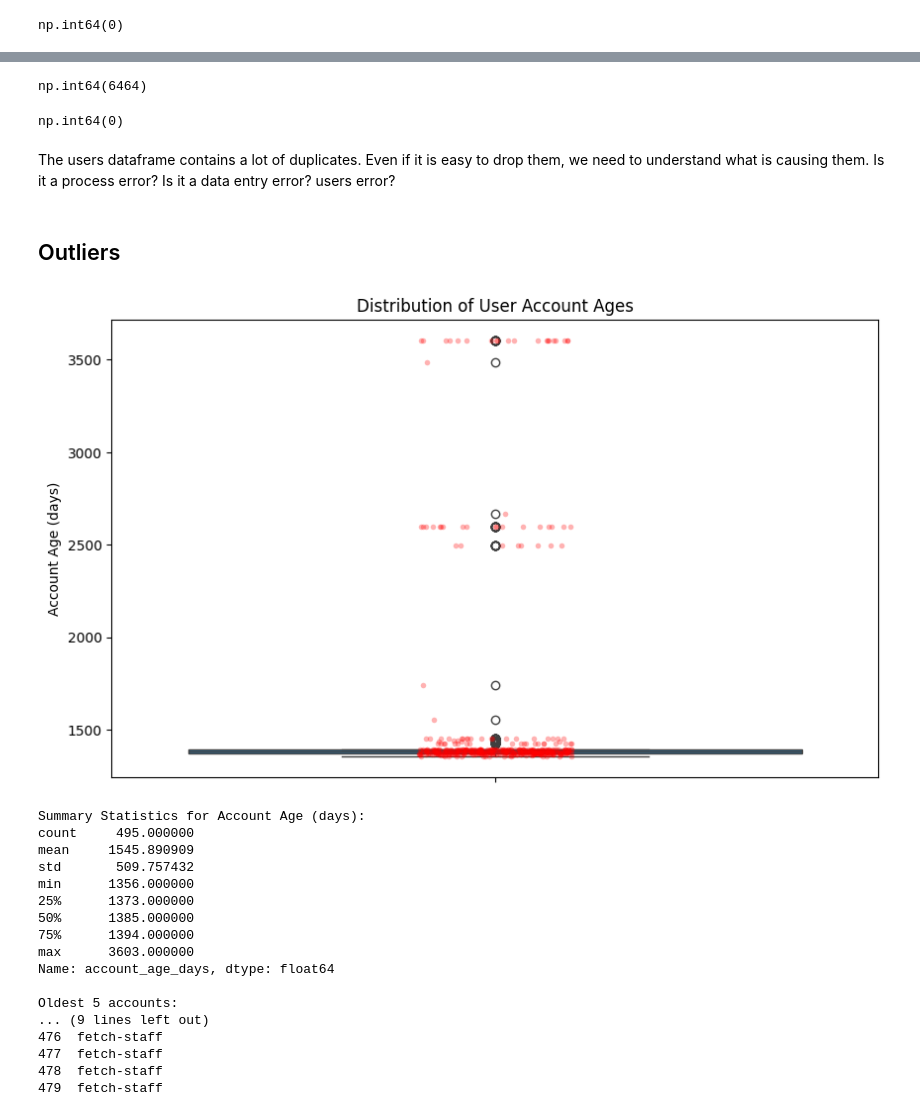
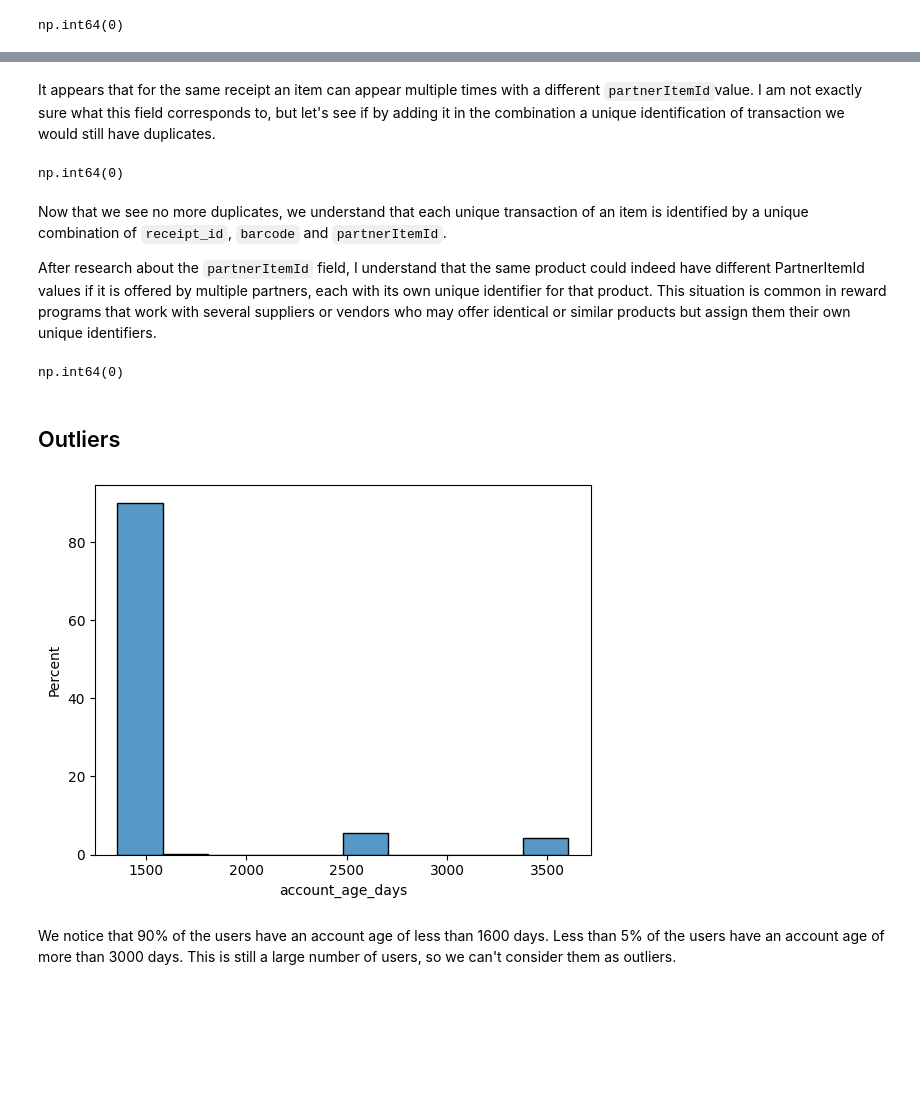
Before and after one commit to jpronier/fetch-assignment, a Jupyter notebook: notebooks/quality.ipynb, the cells around one changed output, grey strips where cells are left out. Saved outputs shown, nothing was run; the diff lists cells and outputs as text; code cells hidden in the pictures; blank space fills up the shorter version.

```diff
--- a/notebooks/quality.ipynb
+++ b/notebooks/quality.ipynb
@@ -278,13 +348,17 @@ np.int64(7333)
+# %% [markdown]
+It appears that for the same receipt an item can appear multiple times with a different `partnerItemId`value. I am not exactly sure what this field corresponds to, but let's see if by adding it in the combination a unique identification of transaction we would still have duplicates.
 # %%
-item_df["partnerItemId"].duplicated().sum()
+item_df[["receipt_id", "barcode", "partnerItemId"]].duplicated().sum()
 # %% [output]
-np.int64(6464)
+np.int64(0)
+# %% [markdown]
+Now that we see no more duplicates, we understand that each unique transaction of an item is identified by a unique combination of `receipt_id`, `barcode` and `partnerItemId`.
+
+After research about the `partnerItemId` field, I understand that the same product could indeed have different PartnerItemId values if it is offered by multiple partners, each with its own unique identifier for that product. This situation is common in reward programs that work with several suppliers or vendors who may offer identical or similar products but assign them their own unique identifiers.
 # %%
 brands["brand_id"].duplicated().sum()
 # %% [output]
 np.int64(0)
-# %% [markdown]
-The users dataframe contains a lot of duplicates. Even if it is easy to drop them, we need to understand what is causing them. Is it a process error? Is it a data entry error? users error?
 # %% [markdown]
 ## Outliers
 # %%
@@ -292,52 +367,2 @@ import matplotlib.pyplot as plt
 import seaborn as sns
 from datetime import datetime
-# %%
-# Convert createdDate to datetime if not already
-# users['createdDate'] = pd.to_datetime(users['createdDate'])
-
-# Calculate account age in days
-users["account_age_days"] = (datetime.now() - users["createdDate"]).dt.days
-
-# Create figure and axis
-plt.figure(figsize=(10, 6))
-
-# Create boxplot
-sns.boxplot(y=users["account_age_days"])
-plt.title("Distribution of User Account Ages")
-plt.ylabel("Account Age (days)")
-
-# Add individual points to see outliers
-sns.stripplot(y=users["account_age_days"], color="red", alpha=0.3, size=4)
-
-plt.show()
-
-# Print summary statistics
-print("\nSummary Statistics for Account Age (days):")
-print(users["account_age_days"].describe())
-
-# Look at oldest accounts
-print("\nOldest 5 accounts:")
-print(
-    users.nlargest(5, "account_age_days")[
-        ["user_id", "createdDate", "account_age_days", "role"]
-    ]
-)
-# %% [output]
-[figure, removed]
-Summary Statistics for Account Age (days):
-count     495.000000
-mean     1545.890909
-std       509.757432
-min      1356.000000
-25%      1373.000000
-50%      1385.000000
-75%      1394.000000
-max      3603.000000
-Name: account_age_days, dtype: float64
-
-Oldest 5 accounts:
-... (9 lines left out)
-476  fetch-staff
-477  fetch-staff
-478  fetch-staff
-479  fetch-staff
@@ -343,0 +374,8 @@ Oldest 5 accounts:
+# %%
+# plot the histogram
+sns.histplot(users["account_age_days"], stat="percent", bins=10)
+plt.show()
+# %% [output]
+[figure, added]
+# %% [markdown]
+We notice that 90% of the users have an account age of less than 1600 days. Less than 5% of the users have an account age of more than 3000 days. This is still a large number of users, so we can't consider them as outliers.
```
Also changed, not shown: parts of 23 cells of this notebook, 2 other files.
